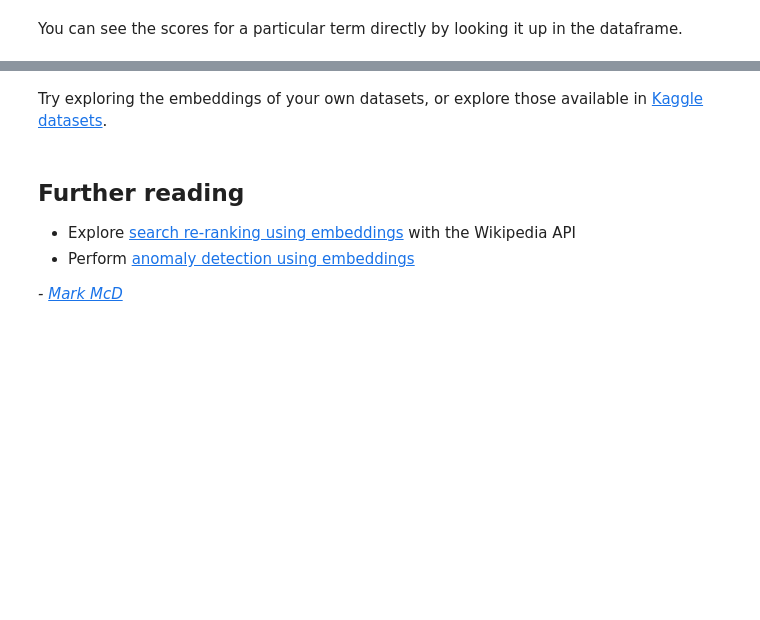
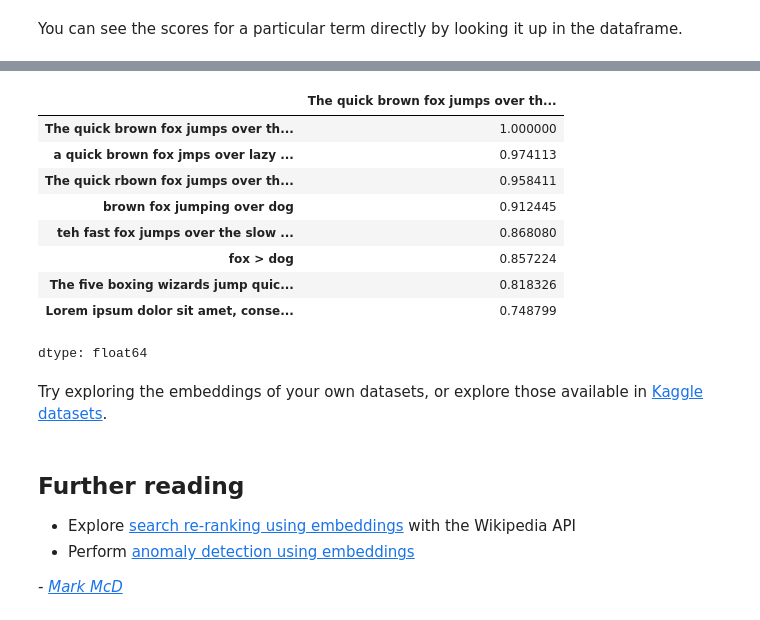
Before and after one commit to Wangila/GenAiBootCamp, a Jupyter notebook: Day_2_Embeddings_and_similarity_scores.ipynb, the cells around one changed output, grey strips where cells are left out. Saved outputs shown, nothing was run; the diff lists cells and outputs as text; code cells hidden in the pictures; blank space fills up the shorter version.

```diff
--- a/Day_2_Embeddings_and_similarity_scores.ipynb
+++ b/Day_2_Embeddings_and_similarity_scores.ipynb
@@ -122,3 +170,17 @@ sim['The quick brown fox jumps over the lazy dog.'].sort_values(ascending=False)
+# %%
+#Openai
+openai_sim['The quick brown fox jumps over the lazy dog.'].sort_values(ascending=False)
+# %% [output]
+|  | The quick brown fox jumps over th... |
+| The quick brown fox jumps over th... | 1.000000 |
+| a quick brown fox jmps over lazy ... | 0.974113 |
+| The quick rbown fox jumps over th... | 0.958411 |
+| brown fox jumping over dog | 0.912445 |
+| teh fast fox jumps over the slow ... | 0.868080 |
+| fox > dog | 0.857224 |
+| The five boxing wizards jump quic... | 0.818326 |
+| Lorem ipsum dolor sit amet, conse... | 0.748799 |
+dtype: float64
 # %% [markdown]
 Try exploring the embeddings of your own datasets, or explore those available in [Kaggle datasets](https://www.kaggle.com/datasets).
 # %% [markdown]
```
Also changed, not shown: parts of 8 cells of this notebook.
